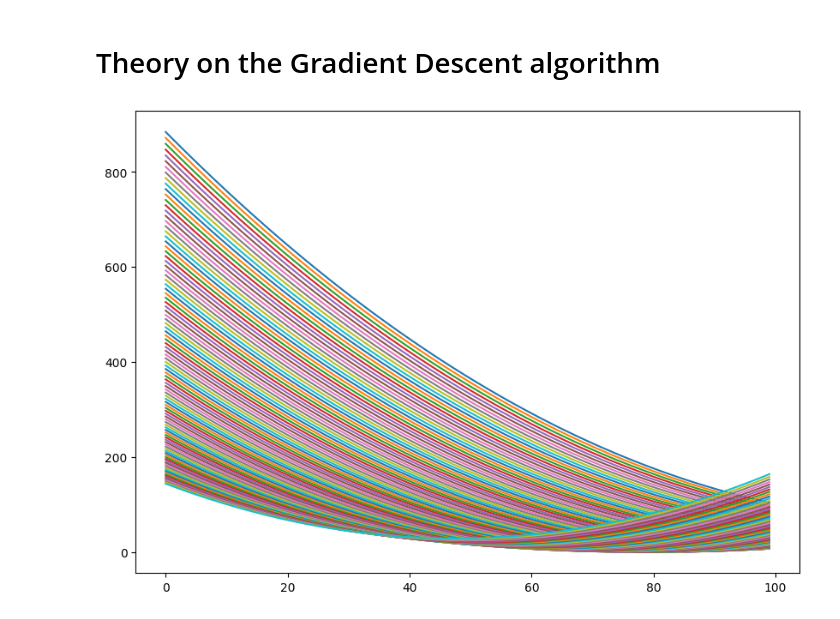
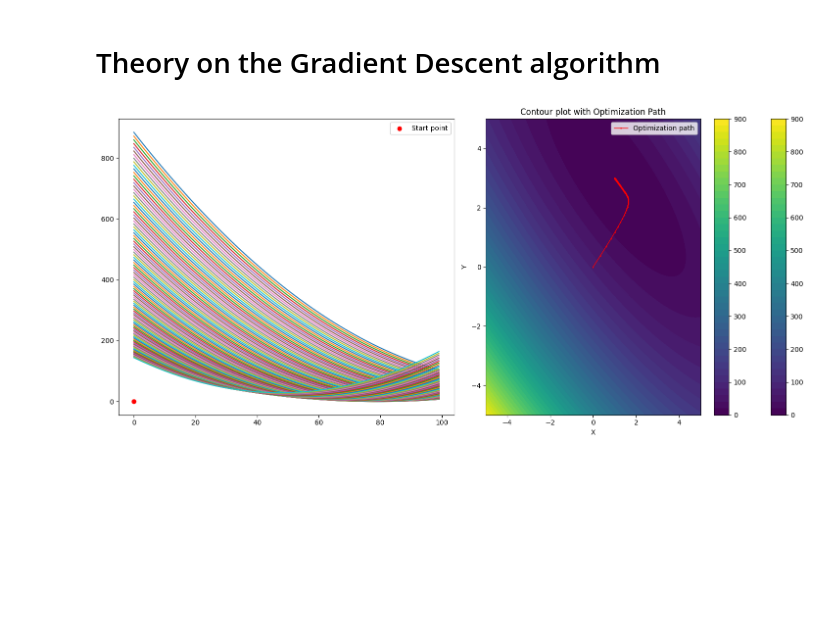
Before and after one commit to agusvillarreal/Topico-industria-1, a Jupyter notebook: TD1_HW1/TI_1_HW1.ipynb, the cells around one changed output. Cells and saved outputs as stored; diff of their text form; code cells hidden in the pictures; blank space fills up the shorter version.

Commit message:
FEAT: Add optmization path and countour plot for further analysis

```diff
--- a/TD1_HW1/TI_1_HW1.ipynb
+++ b/TD1_HW1/TI_1_HW1.ipynb
@@ -26,12 +24,50 @@ def gradient(x, y):
-# %%
-# Plot the results
-X = np.linspace(-5, 5, 100)
-Y = np.linspace(-5, 5, 100)
-X, Y = np.meshgrid(X, Y)
-Z = f(X, Y)
-
-fig = plt.figure(figsize=(10, 7))
-plt.plot(Z)
-plt.show()
-# %% [output]
-[figure, removed]
+# %%
+# Run gradient descent algorithm
+lr = 0.01 # Learning rate
+iterations = 1000 # Number of iterations
+start_point = np.array([0.0, 0.0]) # Initial point
+
+# Store optimization path
+path = [start_point.copy()]
+current = start_point.copy()
+
+for _ in range(iterations):
+    grad = gradient(current[0], current[1])
+    current -= lr * grad
+    path.append(current.copy())
+# %%
+
+# Convert path to numpy array if it isn't already
+path = np.array(path)  # Add this line
+
+# Plot the results
+X = np.linspace(-5, 5, 100)
+Y = np.linspace(-5, 5, 100)
+X, Y = np.meshgrid(X, Y)
+Z = f(X, Y)
+
+# Create figure with two subplots
+fig = plt.figure(figsize=(15, 7))
+
+# First subplot
+ax1 = fig.add_subplot(121)
+ax1.plot(Z)
+ax1.scatter(start_point[0], start_point[1], c='r', label='Start point')
+ax1.legend()
+
+# Second subplot
+ax2 = fig.add_subplot(122)
+contour = ax2.contourf(X, Y, Z, levels=50, cmap='viridis')
+ax2.plot(path[:,0], path[:,1], 'r.-', markersize=2, linewidth=1, label='Optimization path')
+ax2.set_xlabel('X')
+ax2.set_ylabel('Y')
+ax2.set_title('Contour plot with Optimization Path')
+plt.colorbar(contour, ax=ax2)
+
+ax2.legend()
+
+plt.colorbar(contour)
+plt.tight_layout()
+plt.show()
+# %% [output]
+[figure, added]
```
Also changed, not shown: parts of 1 cell of this notebook.
